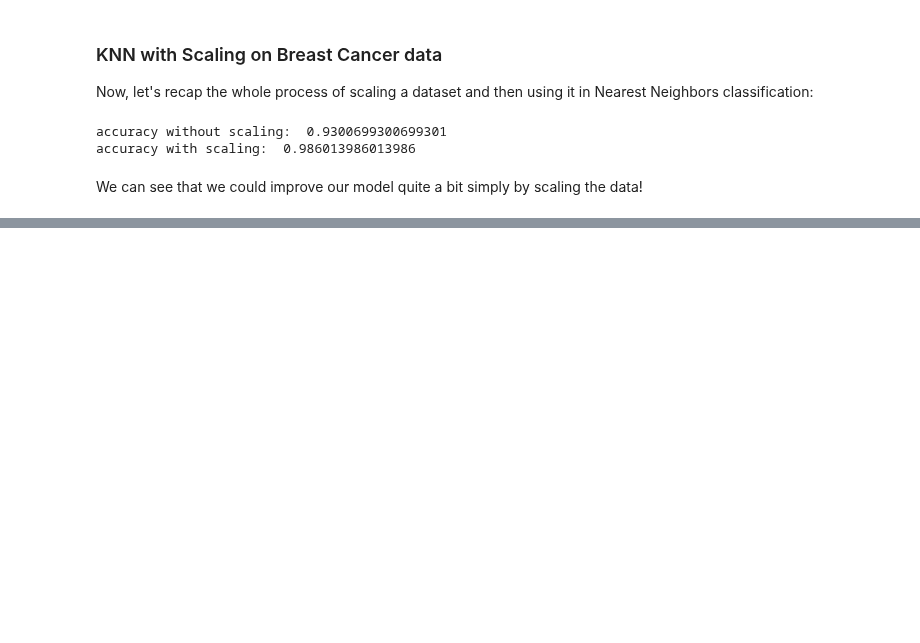
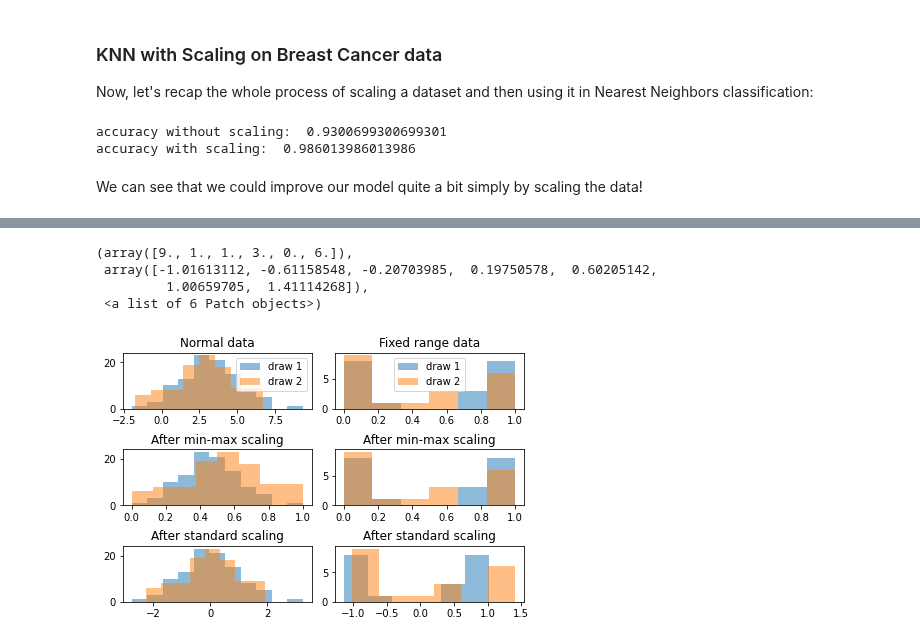
Before and after one commit to amueller/aml, a Jupyter notebook: 01-ml-workflow/03-preprocessing.ipynb, the cells around one changed output, grey strips where cells are left out. Saved outputs shown, nothing was run; the diff lists cells and outputs as text; code cells hidden in the pictures; blank space fills up the shorter version.

Commit message:
add long tail data and pipelines to preprocessing

```diff
--- a/01-ml-workflow/03-preprocessing.ipynb
+++ b/01-ml-workflow/03-preprocessing.ipynb
@@ -260,0 +267,64 @@ We can see that we could improve our model quite a bit simply by scaling the dat
+# %%
+# Generate a numpy random state with a fixed seed
+rs = np.random.RandomState(23)
+# generate 100 normally distributed values
+normal1 = rs.normal(loc=3, scale=2, size=(100, 1))
+# another 100 normally distributed values
+normal2 = rs.normal(loc=3, scale=2, size=(100, 1))
+
+# scale the first normal dataset
+normal1_mm = MinMaxScaler().fit_transform(normal1)
+normal1_ss = StandardScaler().fit_transform(normal1)
+
+# scale the second normal dataset
+normal2_mm = MinMaxScaler().fit_transform(normal2)
+normal2_ss = StandardScaler().fit_transform(normal2)
+
+# constrained_layout ensures there is no overlapping figures and ticks
+# similar to plt.tight_layout() but better
+fig, axes = plt.subplots(3, 2, constrained_layout=True)
+axes[0, 0].set_title('Normal data')
+axes[0, 0].hist(normal1, bins='auto', alpha=.5, label='draw 1')
+axes[0, 0].hist(normal2, bins='auto', alpha=.5, label='draw 2')
+axes[0, 0].legend()
+
+axes[1, 0].set_title('After min-max scaling')
+axes[1, 0].hist(normal1_mm, bins='auto', alpha=.5)
+axes[1, 0].hist(normal2_mm, bins='auto', alpha=.5)
+
+axes[2, 0].set_title('After standard scaling')
+axes[2, 0].hist(normal1_ss, bins='auto', alpha=.5)
+axes[2, 0].hist(normal2_ss, bins='auto', alpha=.5)
+
+# Sample from a dataset with a fixed minimum and maximum value
+# in this case we use beta-distributed data
+
+uniform1 = rs.beta(.1, .1, size=(20, 1))
+uniform2 = rs.beta(.1, .1, size=(20, 1))
+
+# scale the first uniform dataset
+uniform1_mm = MinMaxScaler().fit_transform(uniform1)
+uniform1_ss = StandardScaler().fit_transform(uniform1)
+
+# scale the second uniform dataset
+uniform2_mm = MinMaxScaler().fit_transform(uniform2)
+uniform2_ss = StandardScaler().fit_transform(uniform2)
+
+axes[0, 1].set_title('Fixed range data')
+axes[0, 1].hist(uniform1, bins='auto', alpha=.5, label='draw 1')
+axes[0, 1].hist(uniform2, bins='auto', alpha=.5, label='draw 2')
+axes[0, 1].legend()
+
+axes[1, 1].set_title('After min-max scaling')
+axes[1, 1].hist(uniform1_mm, bins='auto', alpha=.5)
+axes[1, 1].hist(uniform2_mm, bins='auto', alpha=.5)
+
+axes[2, 1].set_title('After standard scaling')
+axes[2, 1].hist(uniform1_ss, bins='auto', alpha=.5)
+axes[2, 1].hist(uniform2_ss, bins='auto', alpha=.5)
+# %% [output]
+(array([9., 1., 1., 3., 0., 6.]),
+ array([-1.01613112, -0.61158548, -0.20703985,  0.19750578,  0.60205142,
+         1.00659705,  1.41114268]),
+ <a list of 6 Patch objects>)
+[figure, added]
```
Also changed, not shown: parts of 18 cells of this notebook.
